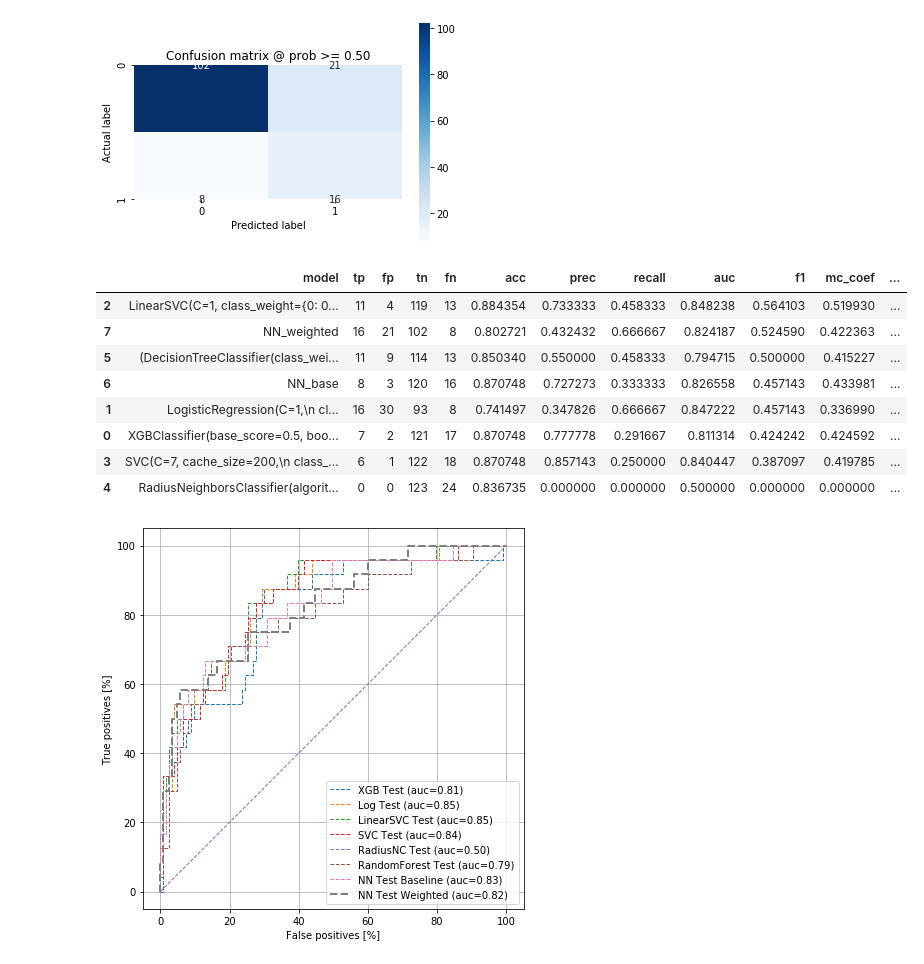
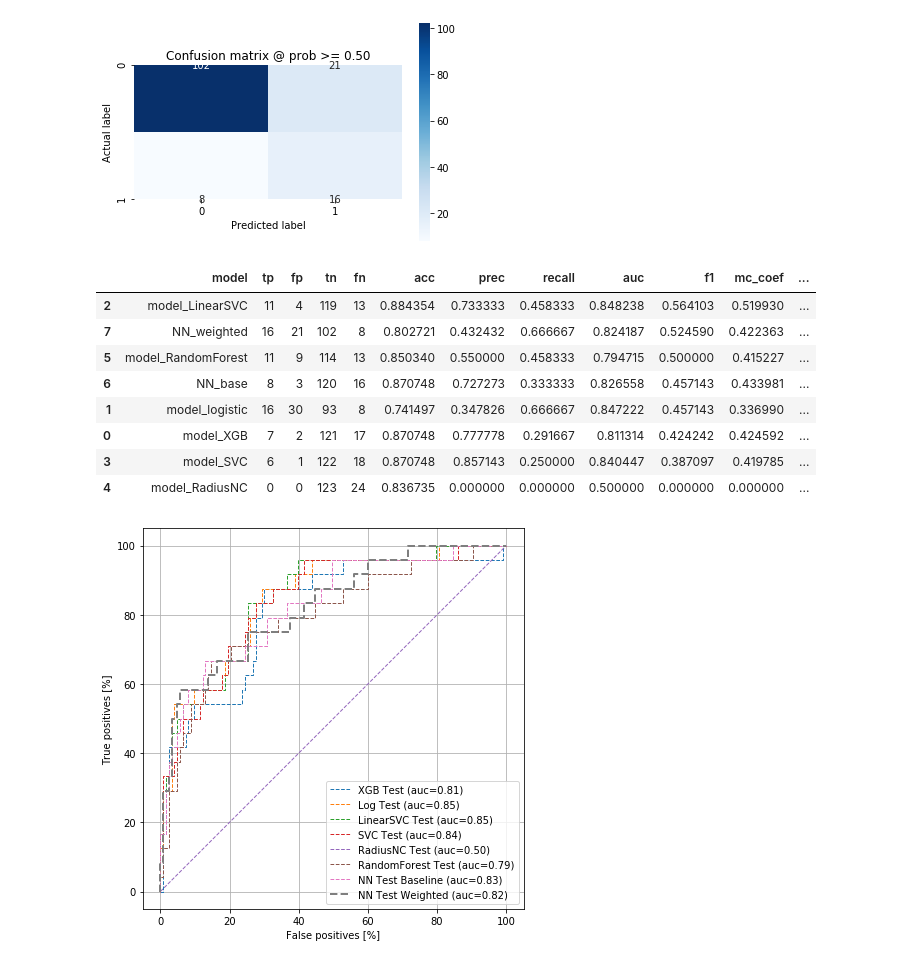
Before and after one commit to HenrikPereira/EDSBproject, a Jupyter notebook: Scripts/Data_models.ipynb, the cells around one changed output. Drawn from its saved outputs; the diff is of its cells as text; code cells hidden in the pictures.

Commit message:
Checkpoint predictive data models

```diff
--- a/Scripts/Data_models.ipynb
+++ b/Scripts/Data_models.ipynb
@@ -528,6 +538,7 @@ RadiusNeighborsClassifier(algorithm='auto', leaf_size=5, metric='minkowski',
 [Parallel(n_jobs=6)]: Done 2310 out of 2310 | elapsed:  1.1min finished
 # %%
 models_summary = save_metrics(models_summary, model_RadiusNC, test_labels, model_RadiusNC.predict(test_features))
+m_summary = save_metrics(m_summary, 'model_RadiusNC', test_labels, model_RadiusNC.predict(test_features))
 models_summary.sort_values(by=['mc_coef', 'auc', 'prec'], ascending=False)
 # %% [output]
 |  | model | tp | fp | tn | fn | acc | prec | recall | auc | f1 | mc_coef | ... |
@@ -609,6 +620,7 @@ RandomForestClassifier(bootstrap=True,
                        random_state=0, verbose=0, warm_start=True)
 # %%
 models_summary = save_metrics(models_summary, model_RandomForest, test_labels, model_RandomForest.predict_proba(test_features)[:, 1])
+m_summary = save_metrics(m_summary, 'model_RandomForest', test_labels, model_RandomForest.predict_proba(test_features)[:, 1])
 models_summary.sort_values(by=['mc_coef', 'auc', 'prec'], ascending=False)
 # %% [output]
 |  | model | tp | fp | tn | fn | acc | prec | recall | auc | f1 | mc_coef | ... |
@@ -818,6 +830,7 @@ Leavers Detected (True Positives):  8
 [figure]
 # %%
 models_summary = save_metrics(models_summary, 'NN_base', test_labels, model_keras.predict_proba(test_features), batch_size=BATCH_SIZE)
+m_summary = save_metrics(m_summary, 'NN_base', test_labels, model_keras.predict_proba(test_features), batch_size=BATCH_SIZE)
 models_summary.sort_values(by=['f1', 'recall'], ascending=False)
 # %% [output]
 |  | model | tp | fp | tn | fn | acc | prec | recall | auc | f1 | mc_coef | ... |
@@ -915,18 +928,19 @@ Leavers Detected (True Positives):  16
 [figure]
 # %%
 models_summary = save_metrics(models_summary, 'NN_weighted', test_labels, weighted_model.predict_proba(test_features, batch_size=BATCH_SIZE), batch_size=BATCH_SIZE)
+m_summary = save_metrics(m_summary, 'NN_weighted', test_labels, weighted_model.predict_proba(test_features, batch_size=BATCH_SIZE), batch_size=BATCH_SIZE)
 # %%
-models_summary.sort_values(by=['f1',
+m_summary.sort_values(by=['f1',
                                #'auc',
                                'recall'], ascending=False)
 # %% [output]
 |  | model | tp | fp | tn | fn | acc | prec | recall | auc | f1 | mc_coef | ... |
-| 2 | LinearSVC(C=1, class_weight={0: 0... | 11 | 4 | 119 | 13 | 0.884354 | 0.733333 | 0.458333 | 0.848238 | 0.564103 | 0.519930 | ... |
+| 2 | model_LinearSVC | 11 | 4 | 119 | 13 | 0.884354 | 0.733333 | 0.458333 | 0.848238 | 0.564103 | 0.519930 | ... |
 | 7 | NN_weighted | 16 | 21 | 102 | 8 | 0.802721 | 0.432432 | 0.666667 | 0.824187 | 0.524590 | 0.422363 | ... |
-| 5 | (DecisionTreeClassifier(class_wei... | 11 | 9 | 114 | 13 | 0.850340 | 0.550000 | 0.458333 | 0.794715 | 0.500000 | 0.415227 | ... |
+| 5 | model_RandomForest | 11 | 9 | 114 | 13 | 0.850340 | 0.550000 | 0.458333 | 0.794715 | 0.500000 | 0.415227 | ... |
 | 6 | NN_base | 8 | 3 | 120 | 16 | 0.870748 | 0.727273 | 0.333333 | 0.826558 | 0.457143 | 0.433981 | ... |
-| 1 | LogisticRegression(C=1,\n cl... | 16 | 30 | 93 | 8 | 0.741497 | 0.347826 | 0.666667 | 0.847222 | 0.457143 | 0.336990 | ... |
-| 0 | XGBClassifier(base_score=0.5, boo... | 7 | 2 | 121 | 17 | 0.870748 | 0.777778 | 0.291667 | 0.811314 | 0.424242 | 0.424592 | ... |
-| 3 | SVC(C=7, cache_size=200,\n class_... | 6 | 1 | 122 | 18 | 0.870748 | 0.857143 | 0.250000 | 0.840447 | 0.387097 | 0.419785 | ... |
-| 4 | RadiusNeighborsClassifier(algorit... | 0 | 0 | 123 | 24 | 0.836735 | 0.000000 | 0.000000 | 0.500000 | 0.000000 | 0.000000 | ... |
+| 1 | model_logistic | 16 | 30 | 93 | 8 | 0.741497 | 0.347826 | 0.666667 | 0.847222 | 0.457143 | 0.336990 | ... |
+| 0 | model_XGB | 7 | 2 | 121 | 17 | 0.870748 | 0.777778 | 0.291667 | 0.811314 | 0.424242 | 0.424592 | ... |
+| 3 | model_SVC | 6 | 1 | 122 | 18 | 0.870748 | 0.857143 | 0.250000 | 0.840447 | 0.387097 | 0.419785 | ... |
+| 4 | model_RadiusNC | 0 | 0 | 123 | 24 | 0.836735 | 0.000000 | 0.000000 | 0.500000 | 0.000000 | 0.000000 | ... |
 # %%
```
Also changed, not shown: parts of 7 cells of this notebook, 2 other files.
